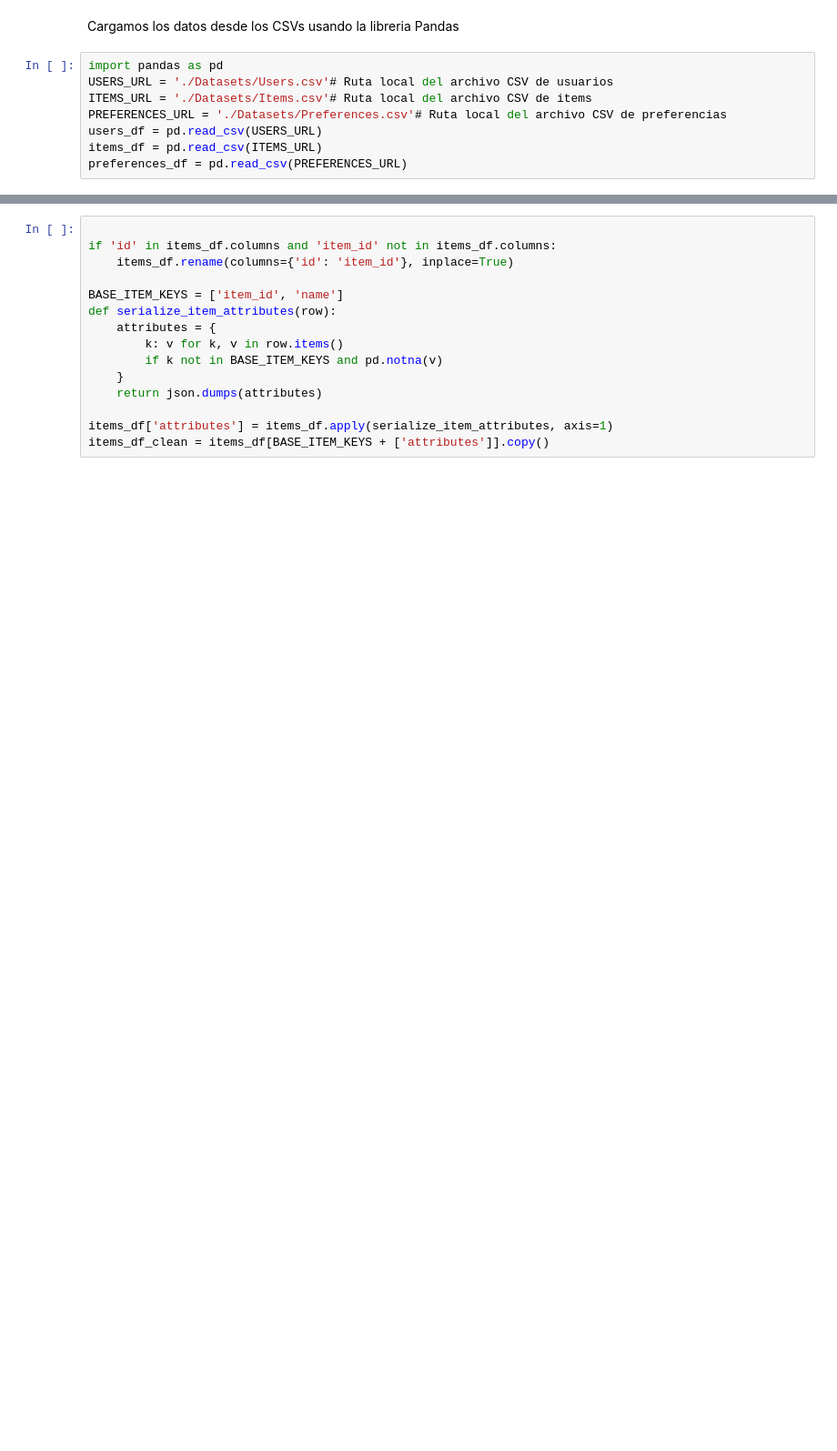
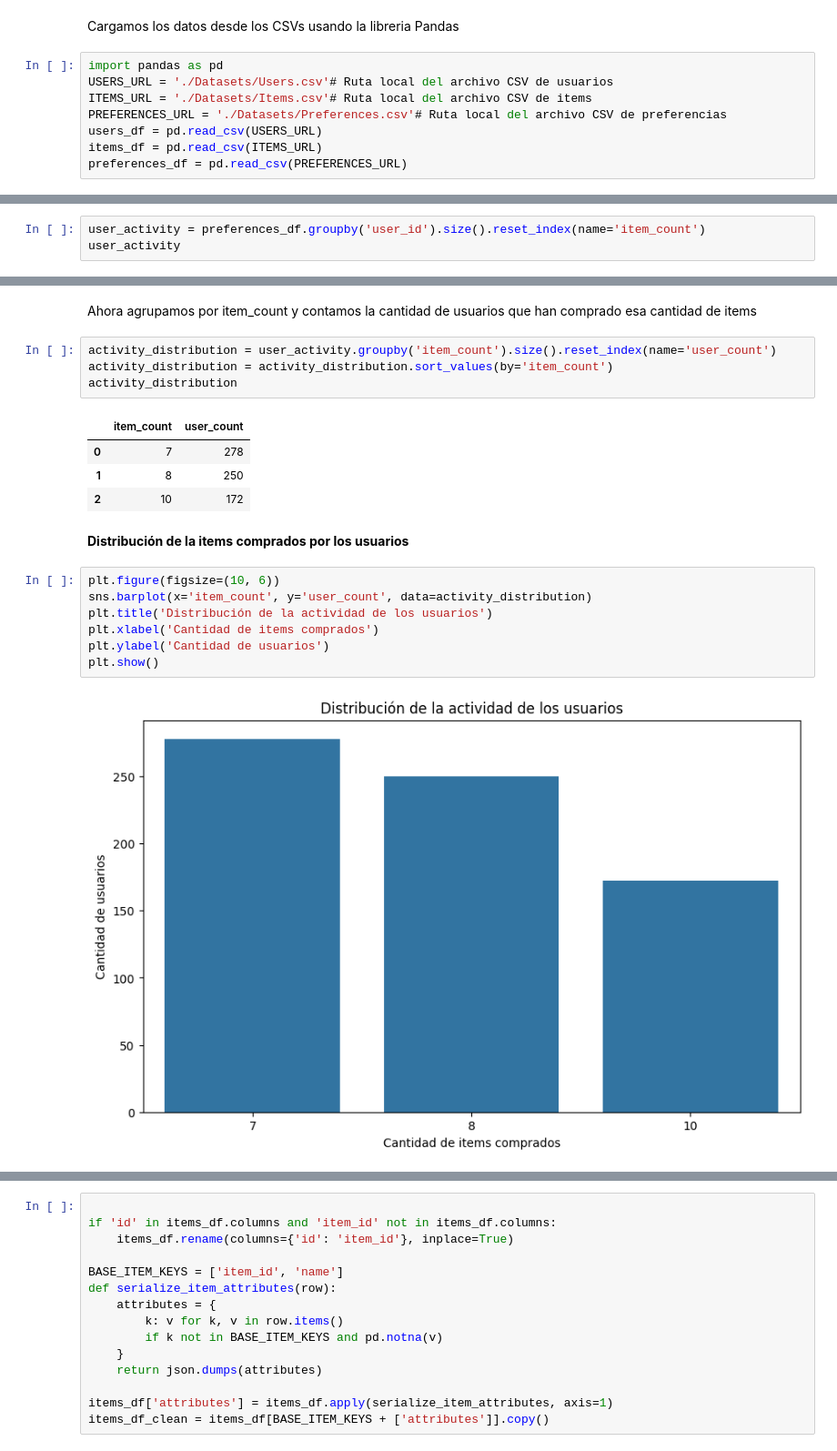
Before and after one commit to EmmaDavezac/Sistema-Recomendador-Ciencia-De-Datos, a Jupyter notebook: Desarrollo CRISP-DM.ipynb, the cells around one changed output, grey strips where cells are left out. Shown: that part at 91% size. Drawn from its saved outputs; the diff is of its cells as text; blank space fills up the shorter version.

```diff
--- a/Desarrollo CRISP-DM.ipynb
+++ b/Desarrollo CRISP-DM.ipynb
@@ -141,0 +331,3 @@ Preprocesamos los atributos de USERS
+# %%
+user_activity = preferences_df.groupby('user_id').size().reset_index(name='item_count')
+user_activity
@@ -141,0 +348,22 @@ Preprocesamos los atributos de USERS
+# %% [markdown]
+Ahora agrupamos por item_count y contamos la cantidad de usuarios que han comprado esa cantidad de items
+# %%
+activity_distribution = user_activity.groupby('item_count').size().reset_index(name='user_count')
+activity_distribution = activity_distribution.sort_values(by='item_count')
+activity_distribution
+# %% [output]
+|  | item_count | user_count |
+| 0 | 7 | 278 |
+| 1 | 8 | 250 |
+| 2 | 10 | 172 |
+# %% [markdown]
+**Distribución de la items comprados por los usuarios**
+# %%
+plt.figure(figsize=(10, 6))
+sns.barplot(x='item_count', y='user_count', data=activity_distribution)
+plt.title('Distribución de la actividad de los usuarios')
+plt.xlabel('Cantidad de items comprados')
+plt.ylabel('Cantidad de usuarios')
+plt.show()
+# %% [output]
+[figure, added]
```
Also changed, not shown: parts of 78 cells of this notebook, 6 other files.
